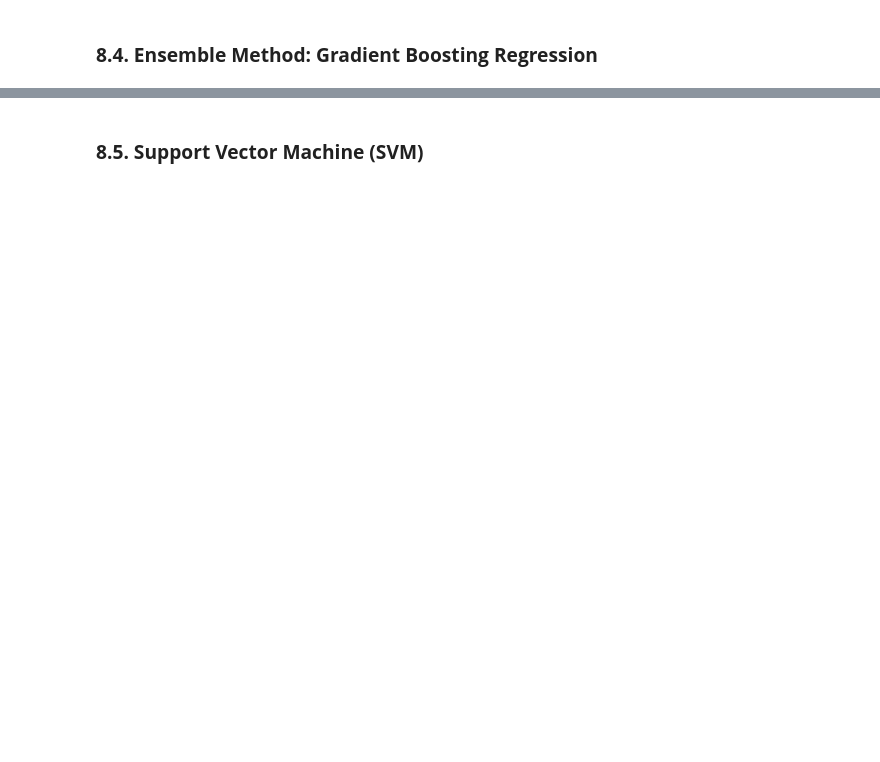
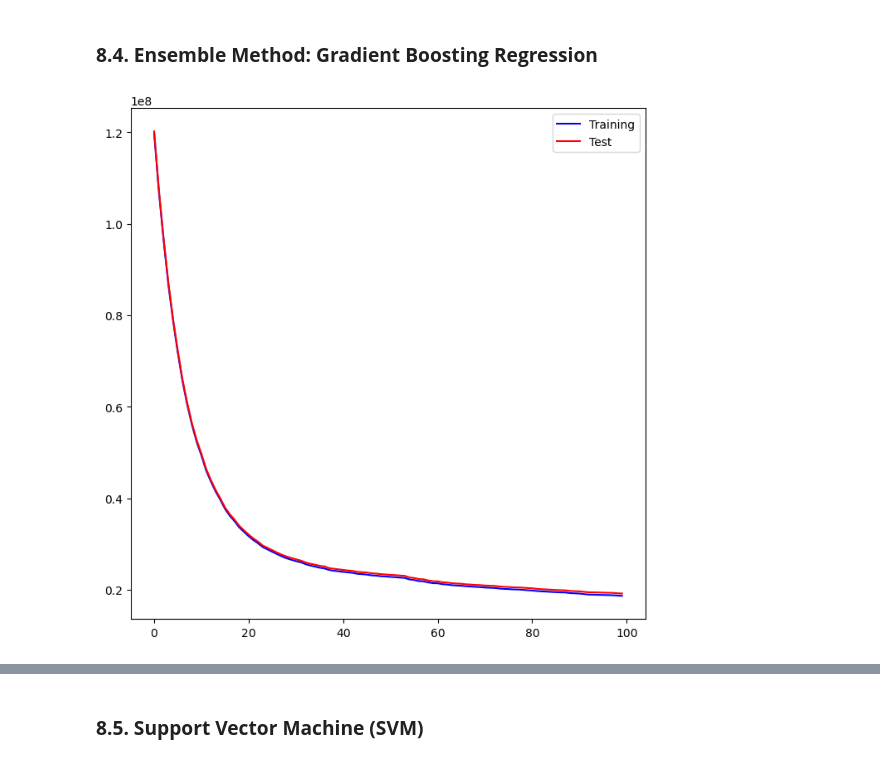
Before and after one commit to syl21b/Car-Price-Prediction, a Jupyter notebook: Car Price Prediction.ipynb, the cells around one changed output, grey strips where cells are left out. Saved outputs shown, nothing was run; the diff lists cells and outputs as text; code cells hidden in the pictures; blank space fills up the shorter version.

```diff
--- a/Car Price Prediction.ipynb
+++ b/Car Price Prediction.ipynb
@@ -1010,7 +1387,9 @@ plt.show()
 * #### **8.2.1. A Pruned Tree**: Pruning reduces the size of decision trees by removing parts of the tree that do not provide power to classify instances. Decision trees are the most susceptible out of all the machine learning algorithms to overfitting and effective pruning can reduce this likelihood.
 # %%
 
-best_churn_tree = DecisionTreeRegressor(criterion='absolute_error',max_depth=4, min_samples_split=10)
+best_churn_tree = DecisionTreeRegressor(criterion='absolute_error',max_depth=4)
+#best_churn_tree = DecisionTreeRegressor(criterion='absolute_error',max_depth=5, min_samples_split=10)
+
 best_churn_tree.fit(X_train, y_train)
 
 y_pred = best_churn_tree.predict(X_test)
@@ -1064,19 +1486,22 @@ print(export_text(best_tree,feature_names=list(X_train.columns),show_weights=Tru
     "n_estimators":[10]
     }'''
 param_grid = {
-    "criterion": ['absolute_error'],
-    "n_estimators":[100]
+    'bootstrap': [True],'n_estimators':[ 100],\
+    "max_depth":[4], 'criterion': ['squared_error']
     }
 
-grid_search = skm.GridSearchCV(RandomForestRegressor( max_depth=4, random_state=0,n_jobs = -1),\
-    param_grid, cv=5,return_train_score=True,scoring='neg_mean_absolute_error')
+'''ccp_path = best_churn_tree.cost_complexity_pruning_path(X_train, y_train)'''
+kfold = skm.KFold(5,random_state=0,shuffle=True)
+
+grid_search = skm.GridSearchCV(RandomForestRegressor( random_state=0,n_jobs = -1),\
+    param_grid, cv=kfold,return_train_score=True,scoring='neg_mean_absolute_error')
 
 # Fit the grid search to your data
 grid_search.fit(X_train, y_train)
 
 
 # Access the best Regressor
-best_classifier = grid_search.best_estimator_
+best_boosting_regressor = grid_search.best_estimator_
 
 # Access the best hyperparameters
 best_hyperparameters = grid_search.best_params_
@@ -1115,9 +1547,15 @@ param_grid = {'learning_rate': [0.01, 0.1, 1],'n_estimators':[ 100, 500, 1000],\
     "subsample":[0.5, 0.618, 0.8, 0.85, 0.9, 0.95, 1.0],
     "n_estimators":[10]
     }'''
+param_grid = {'learning_rate': [0.1],'n_estimators':[ 100],\
+    "max_depth":[4], 'criterion': ['squared_error']}
+#ccp_path = best_churn_tree.cost_complexity_pruning_path(X_train, y_train)
+kfold = skm.KFold(5,random_state=0,shuffle=True)
 
-grid_search = skm.GridSearchCV(GradientBoostingRegressor( random_state=0),\
-    param_grid, cv=5, n_jobs=-1,scoring='neg_mean_absolute_error')
+
+
+grid_search = skm.GridSearchCV(GradientBoostingRegressor(  random_state=0),\
+    param_grid, cv=kfold, n_jobs=-1,scoring='neg_mean_absolute_error')
 
 # Create a grid search object
 #grid_search = skm.GridSearchCV(clf, param_grid, cv=5, scoring='accuracy')
@@ -1128,8 +1566,8 @@ grid_search.fit(X_train, y_train)
 # Get the best learning rate
 best_learning_rate = grid_search.best_params_['learning_rate']
 
-# Access the best classifier
-best_classifier = grid_search.best_estimator_
+# Access the best regressor
+best_boosting_regressor = grid_search.best_estimator_
 
 # Access the best hyperparameters
 best_hyperparameters = grid_search.best_params_
@@ -1138,16 +1576,18 @@ y_pred = best_classifier.predict(X_test)
 # %%
 
 
-test_error = np.zeros_like(best_classifier.train_score_)
+test_error = np.zeros_like(best_boosting_regressor.train_score_)
 
-for idx, y_ in enumerate(best_classifier.staged_predict(X_test)):
+for idx, y_ in enumerate(best_boosting_regressor.staged_predict(X_test)):
     test_error[idx] = np.mean((y_test - y_)**2)
 
-plot_idx = np.arange(best_classifier.train_score_.shape[0])
+plot_idx = np.arange(best_boosting_regressor.train_score_.shape[0])
 
 ax = subplots(figsize=(8,8))[1]
-ax.plot(plot_idx,best_classifier.train_score_, 'b',label='Training')
+ax.plot(plot_idx,best_boosting_regressor.train_score_, 'b',label='Training')
 ax.plot(plot_idx, test_error ,'r',label='Test')
 ax.legend();
+# %% [output]
+[figure, added]
 # %%
 grid_search.best_score_
```
Also changed, not shown: parts of 111 cells of this notebook, 1 other file.
